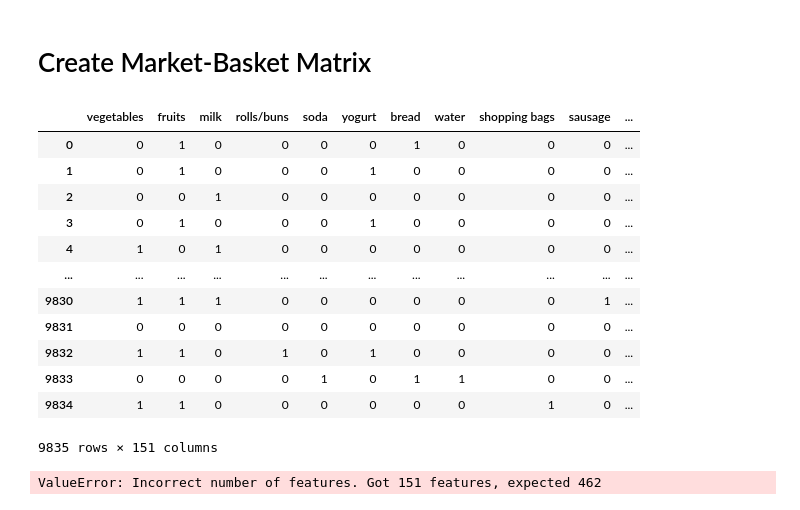
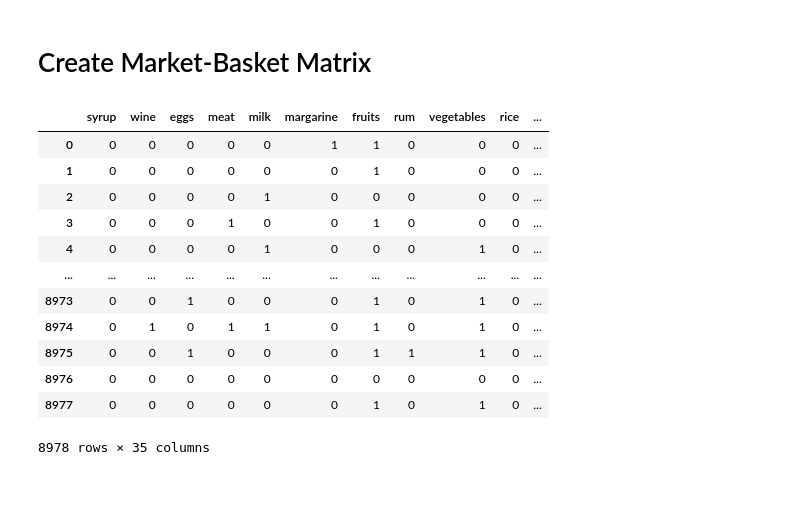
Before and after one commit to frabatx/GroceriesProject, a Jupyter notebook: Final_matrix_project.ipynb, the cells around one changed output. Cells and saved outputs as stored; diff of their text form; code cells hidden in the pictures.

```diff
--- a/Final_matrix_project.ipynb
+++ b/Final_matrix_project.ipynb
@@ -452,15 +1047,15 @@ top_ing_clean = [(x,y) for x,y in ing_value_count if y>=100]
 # %%
 recipes_filtered_df = []
 
-for i in recipes["ingredients_more_filtered"]:
+for i in recipes["common_ingredients"]:
     bin_array = []
-    for j in top_ing_clean_l:
+    for j in common_items:
         if j in i:
             bin_array.append(1)
         else:
             bin_array.append(0)
     recipes_filtered_df.append(bin_array)
 
-recipes_filtered_df = pd.DataFrame(recipes_filtered_df, columns=top_ing_clean_l)
+recipes_filtered_df = pd.DataFrame(recipes_filtered_df, columns=common_items)
 recipes_filtered_df
 # %% [output]
@@ -490,7 +1085,7 @@ pca_sample = pca.transform(recipes_filtered_df)
 # %%
 #Cluster based on K=10
 from sklearn.cluster import KMeans
-k = 10
+k = 5
 kmeans10 = KMeans(n_clusters=k).fit(recipes_filtered_df)
 # %%
 print("Top terms per cluster:")
@@ -538,13 +1143,13 @@ plt.show
 # %%
-k = 50
-kmeans50 = KMeans(n_clusters=k).fit(recipes_filtered_df)
+k = 20
+kmeans20 = KMeans(n_clusters=k).fit(recipes_filtered_df)
 # %%
 print("Top terms per cluster:")
-order_centroidsK50 = kmeans50.cluster_centers_.argsort()[:, ::-1]
-termsK50 = top_ing_clean_l
+order_centroidsK20 = kmeans20.cluster_centers_.argsort()[:, ::-1]
+termsK20 = top_ing_clean_l
 for i in range(k):
-    top_wordsK50 = [termsK50[ind] for ind in order_centroidsK50[i, :30]]
-    print("\nCluster {}: {}".format(i, ', '.join(top_wordsK50)))
+    top_wordsK20 = [termsK20[ind] for ind in order_centroidsK20[i, :30]]
+    print("\nCluster {}: {}".format(i, ', '.join(top_wordsK20)))
 # %% [output]
 Top terms per cluster:
 
@@ -613,32 +1203,30 @@ top_ing_clean_l = [x[0] for x in top_ing_clean]
 # %%
 market_basket_df = []
 
-for i in df_groceries_clean["items_filtered_clean"]:
+for i in df_groceries_clean["common_ingredients"]:
     bin_array = []
-    for j in top_ing_clean_l:
+    for j in common_items:
         if j in i:
             bin_array.append(1)
         else:
             bin_array.append(0)
     market_basket_df.append(bin_array)
 
-market_basket_df = pd.DataFrame(market_basket_df, columns=top_ing_clean_l)
+market_basket_df = pd.DataFrame(market_basket_df, columns=common_items)
 market_basket_df
 # %% [output]
-|  | vegetables | fruits | milk | rolls/buns | soda | yogurt | bread | water | shopping bags | sausage | ... |
-| 0 | 0 | 1 | 0 | 0 | 0 | 0 | 1 | 0 | 0 | 0 | ... |
-| 1 | 0 | 1 | 0 | 0 | 0 | 1 | 0 | 0 | 0 | 0 | ... |
-| 2 | 0 | 0 | 1 | 0 | 0 | 0 | 0 | 0 | 0 | 0 | ... |
-| 3 | 0 | 1 | 0 | 0 | 0 | 1 | 0 | 0 | 0 | 0 | ... |
-| 4 | 1 | 0 | 1 | 0 | 0 | 0 | 0 | 0 | 0 | 0 | ... |
+|  | syrup | wine | eggs | meat | milk | margarine | fruits | rum | vegetables | rice | ... |
+| 0 | 0 | 0 | 0 | 0 | 0 | 1 | 1 | 0 | 0 | 0 | ... |
+| 1 | 0 | 0 | 0 | 0 | 0 | 0 | 1 | 0 | 0 | 0 | ... |
+| 2 | 0 | 0 | 0 | 0 | 1 | 0 | 0 | 0 | 0 | 0 | ... |
+| 3 | 0 | 0 | 0 | 1 | 0 | 0 | 1 | 0 | 0 | 0 | ... |
+| 4 | 0 | 0 | 0 | 0 | 1 | 0 | 0 | 0 | 1 | 0 | ... |
 | ... | ... | ... | ... | ... | ... | ... | ... | ... | ... | ... | ... |
-| 9830 | 1 | 1 | 1 | 0 | 0 | 0 | 0 | 0 | 0 | 1 | ... |
-| 9831 | 0 | 0 | 0 | 0 | 0 | 0 | 0 | 0 | 0 | 0 | ... |
-| 9832 | 1 | 1 | 0 | 1 | 0 | 1 | 0 | 0 | 0 | 0 | ... |
-| 9833 | 0 | 0 | 0 | 0 | 1 | 0 | 1 | 1 | 0 | 0 | ... |
-| 9834 | 1 | 1 | 0 | 0 | 0 | 0 | 0 | 0 | 1 | 0 | ... |
+| 8973 | 0 | 0 | 1 | 0 | 0 | 0 | 1 | 0 | 1 | 0 | ... |
+| 8974 | 0 | 1 | 0 | 1 | 1 | 0 | 1 | 0 | 1 | 0 | ... |
+| 8975 | 0 | 0 | 1 | 0 | 0 | 0 | 1 | 1 | 1 | 0 | ... |
+| 8976 | 0 | 0 | 0 | 0 | 0 | 0 | 0 | 0 | 0 | 0 | ... |
+| 8977 | 0 | 0 | 0 | 0 | 0 | 0 | 1 | 0 | 1 | 0 | ... |
-9835 rows × 151 columns
+8978 rows × 35 columns
 # %%
-kmeans50.predict(market_basket_df)
+predict = kmeans20.predict(market_basket_df)
-# %% [output]
-ValueError: Incorrect number of features. Got 151 features, expected 462
```
Also changed, not shown: parts of 69 cells of this notebook, 2 other files.
